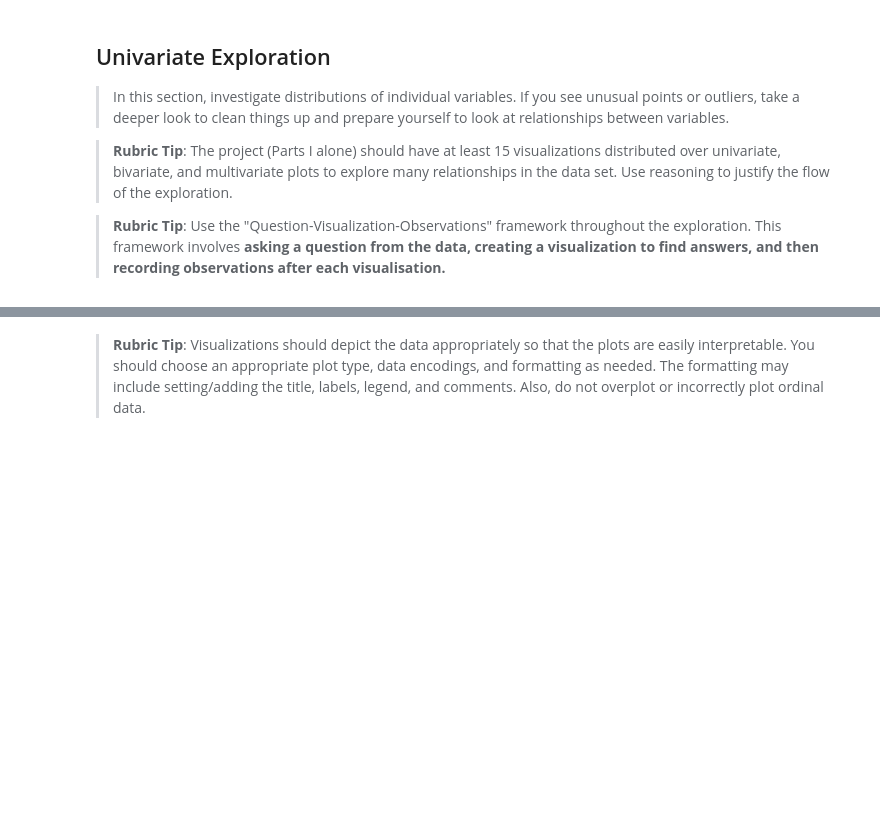
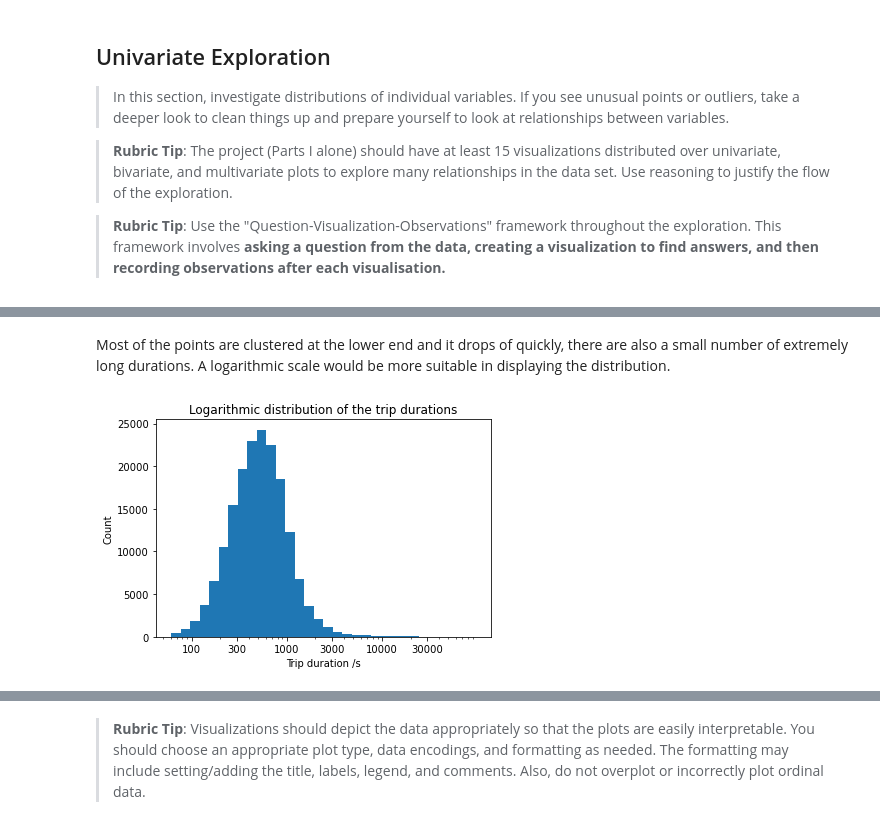
Before and after one commit to LukeConfait/udacity_data_analysis_projects, a Jupyter notebook: project_3/Part_I_exploration_template.ipynb, the cells around one changed output, grey strips where cells are left out. Cells and saved outputs as stored; diff of their text form; code cells hidden in the pictures; blank space fills up the shorter version.

```diff
--- a/project_3/Part_I_exploration_template.ipynb
+++ b/project_3/Part_I_exploration_template.ipynb
@@ -167,0 +164,2 @@ Name: end_time, dtype: object
+# %%
+bike_data_copy['start_day_of_week'] = pd.to_datetime(bike_data_copy['start_date']).dt.weekday
@@ -207,3 +228,7 @@ bike_data_copy.shape
+# %%
+bike_data_copy['user_type'] = bike_data_copy['user_type'].astype('category')
+bike_data_copy['member_gender'] = bike_data_copy['member_gender'].astype('category')
+bike_data_copy['bike_share_for_all_trip'] = bike_data_copy['bike_share_for_all_trip'].astype('category')
 # %%
 bike_data_copy.info()
 # %% [output]
@@ -258,0 +297,17 @@ and prepare yourself to look at relationships between variables.
+# %% [markdown]
+Most of the points are clustered at the lower end and it drops of quickly, there are also a small number of extremely long durations. A logarithmic scale would be more suitable in displaying the distribution.
+# %%
+min_duration = bike_data_analysis['duration_sec'].min()
+max_duration = bike_data_analysis['duration_sec'].max()
+
+ticks = [100, 300, 1000, 3000, 10000, 30000]
+
+bins = 10 ** np.arange(np.log10(min_duration),np.log10(max_duration)+0.1,0.1)
+plt.hist(data=bike_data_copy,x='duration_sec',bins=bins);
+plt.xscale('log')
+plt.xticks(ticks,ticks)
+plt.xlabel('Trip duration /s')
+plt.ylabel('Count')
+plt.title('Logarithmic distribution of the trip durations');
+# %% [output]
+[figure, added]
```
Also changed, not shown: parts of 28 cells of this notebook, 1 other file.
